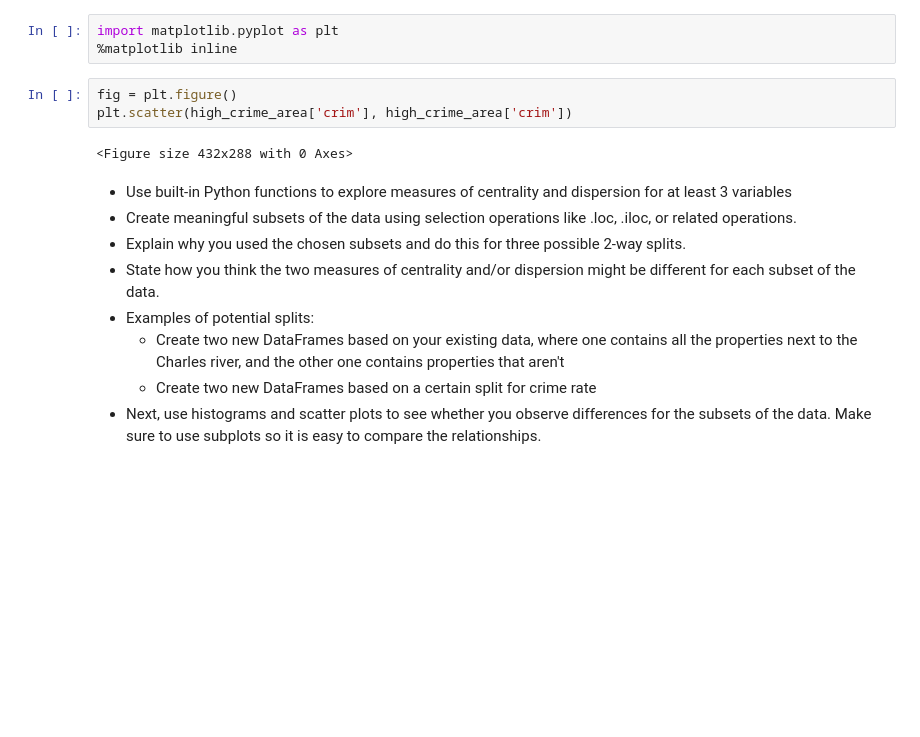
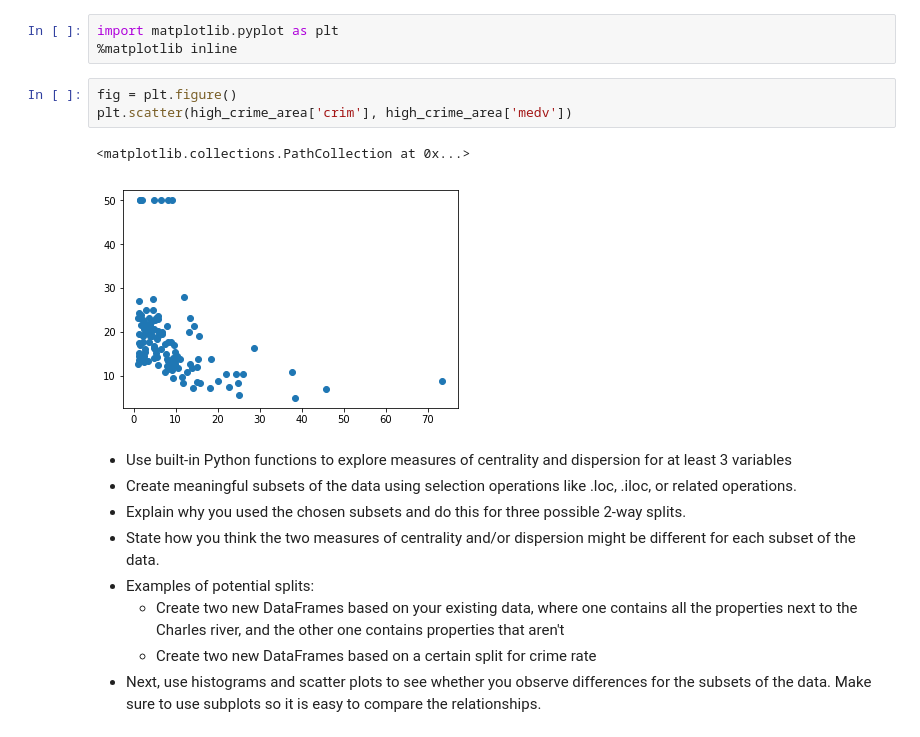
Before and after one commit to kathrinv/dsc-project-eda-with-pandas-nyc-ds-082619, a Jupyter notebook: index.ipynb, the cells around one changed output. Saved outputs shown, nothing was run; the diff lists cells and outputs as text; blank space fills up the shorter version.

```diff
--- a/index.ipynb
+++ b/index.ipynb
@@ -137,9 +137,10 @@ import matplotlib.pyplot as plt
 %matplotlib inline
 # %%
 fig = plt.figure()
-plt.scatter(high_crime_area['crim'], high_crime_area['crim'])
+plt.scatter(high_crime_area['crim'], high_crime_area['medv'])
 # %% [output]
-<Figure size 432x288 with 0 Axes>
+<matplotlib.collections.PathCollection at 0x...>
+[figure, added]
 # %% [markdown]
 - Use built-in Python functions to explore measures of centrality and dispersion for at least 3 variables
 - Create meaningful subsets of the data using selection operations like .loc, .iloc, or related operations.
```
